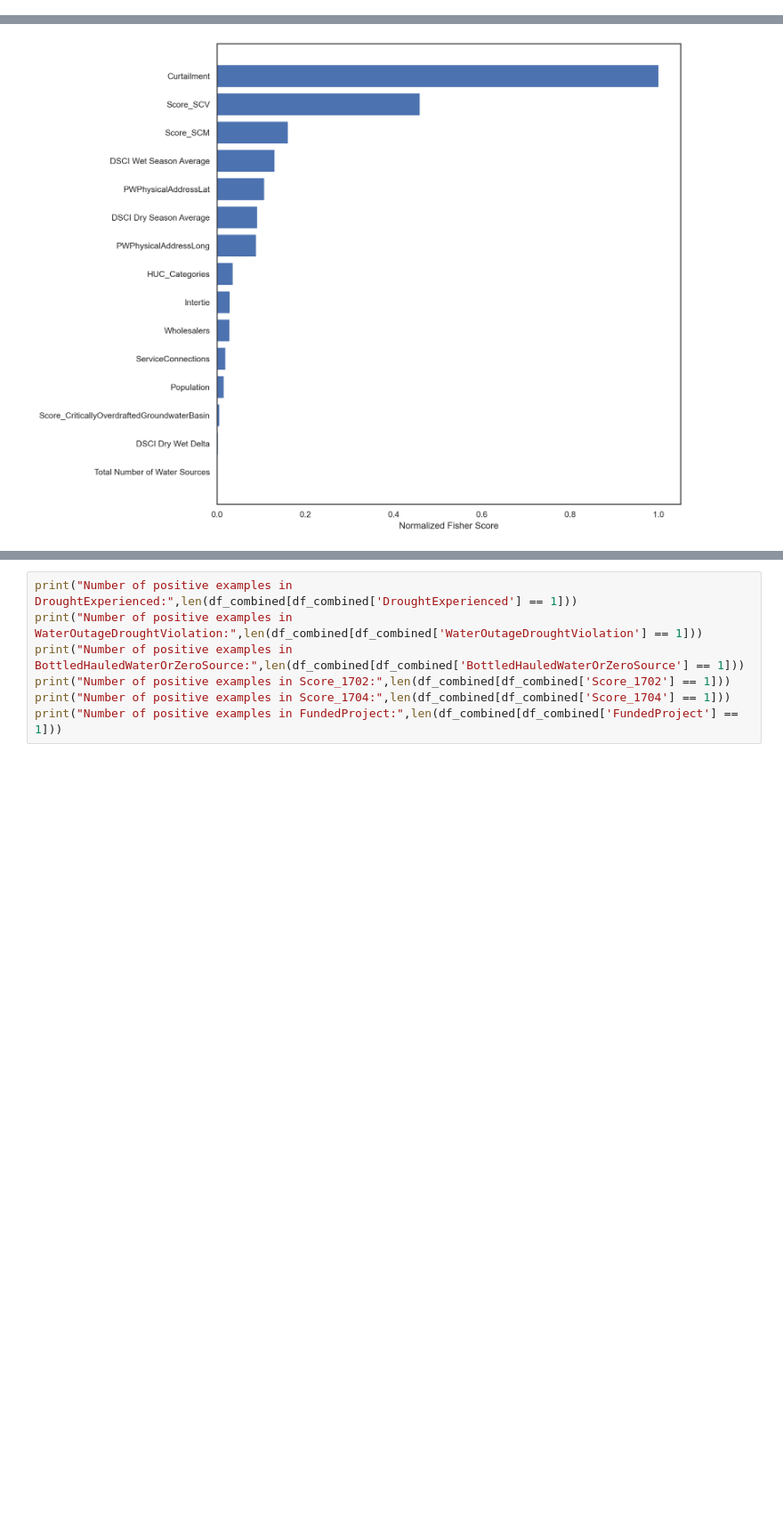
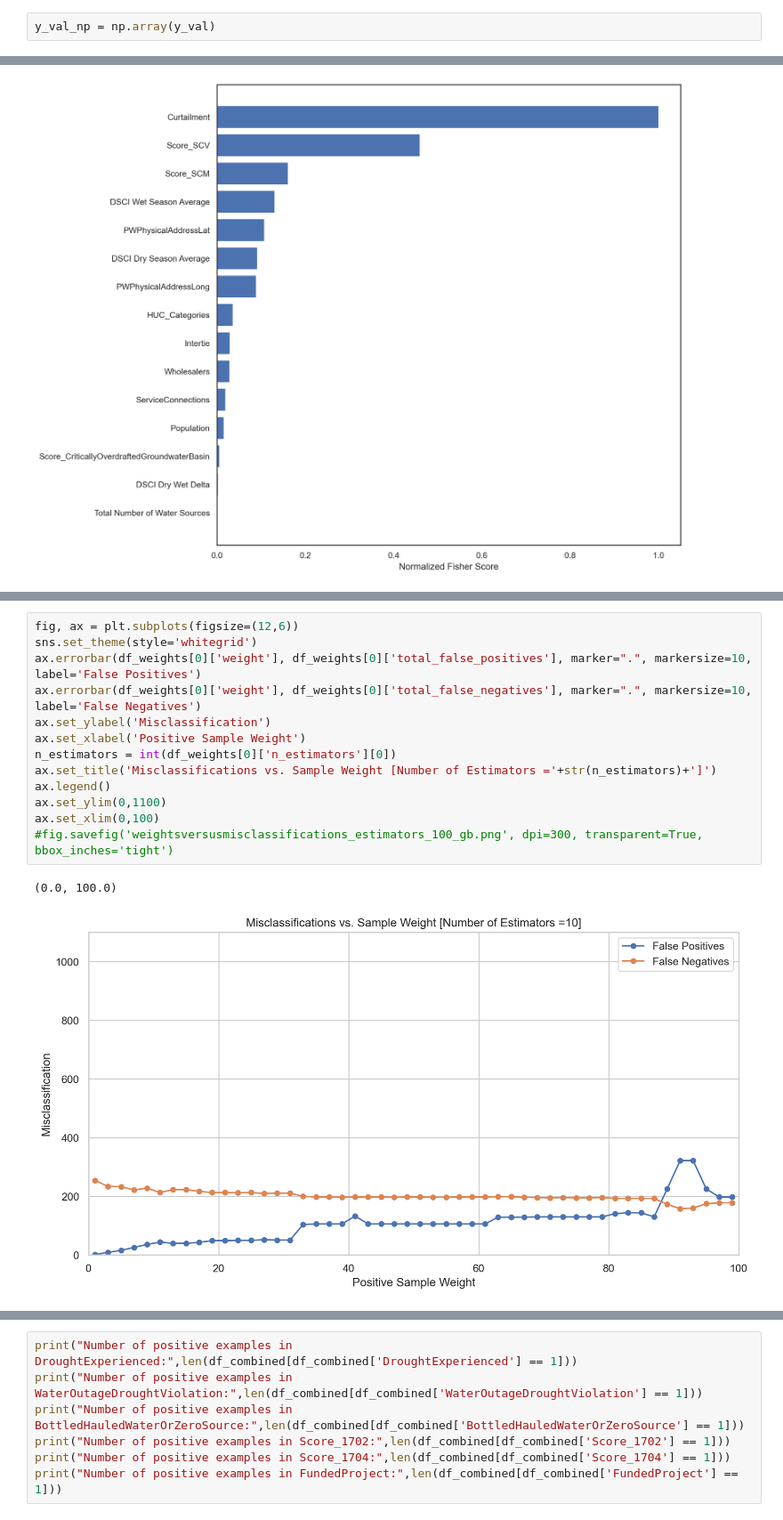
Before and after one commit to cagov/aae-dsa-water, a Jupyter notebook: water.ipynb, the cells around one changed output, grey strips where cells are left out. Shown at 89% size. Drawn from its saved outputs; the diff is of its cells as text; blank space fills up the shorter version.

```diff
--- a/water.ipynb
+++ b/water.ipynb
@@ -1367,0 +1364,2 @@ plt.show()
+# %%
+y_val_np = np.array(y_val)
@@ -1587,0 +1516,16 @@ plt.subplots_adjust(hspace=0.3, wspace=0.3)
+# %%
+fig, ax = plt.subplots(figsize=(12,6))
+sns.set_theme(style='whitegrid')
+ax.errorbar(df_weights[0]['weight'], df_weights[0]['total_false_positives'], marker=".", markersize=10, label='False Positives')
+ax.errorbar(df_weights[0]['weight'], df_weights[0]['total_false_negatives'], marker=".", markersize=10, label='False Negatives')
+ax.set_ylabel('Misclassification')
+ax.set_xlabel('Positive Sample Weight')
+n_estimators = int(df_weights[0]['n_estimators'][0])
+ax.set_title('Misclassifications vs. Sample Weight [Number of Estimators ='+str(n_estimators)+']')
+ax.legend()
+ax.set_ylim(0,1100)
+ax.set_xlim(0,100)
+#fig.savefig('weightsversusmisclassifications_estimators_100_gb.png', dpi=300, transparent=True, bbox_inches='tight')
+# %% [output]
+(0.0, 100.0)
+[figure, added]
```
Also changed, not shown: parts of 39 cells of this notebook.
